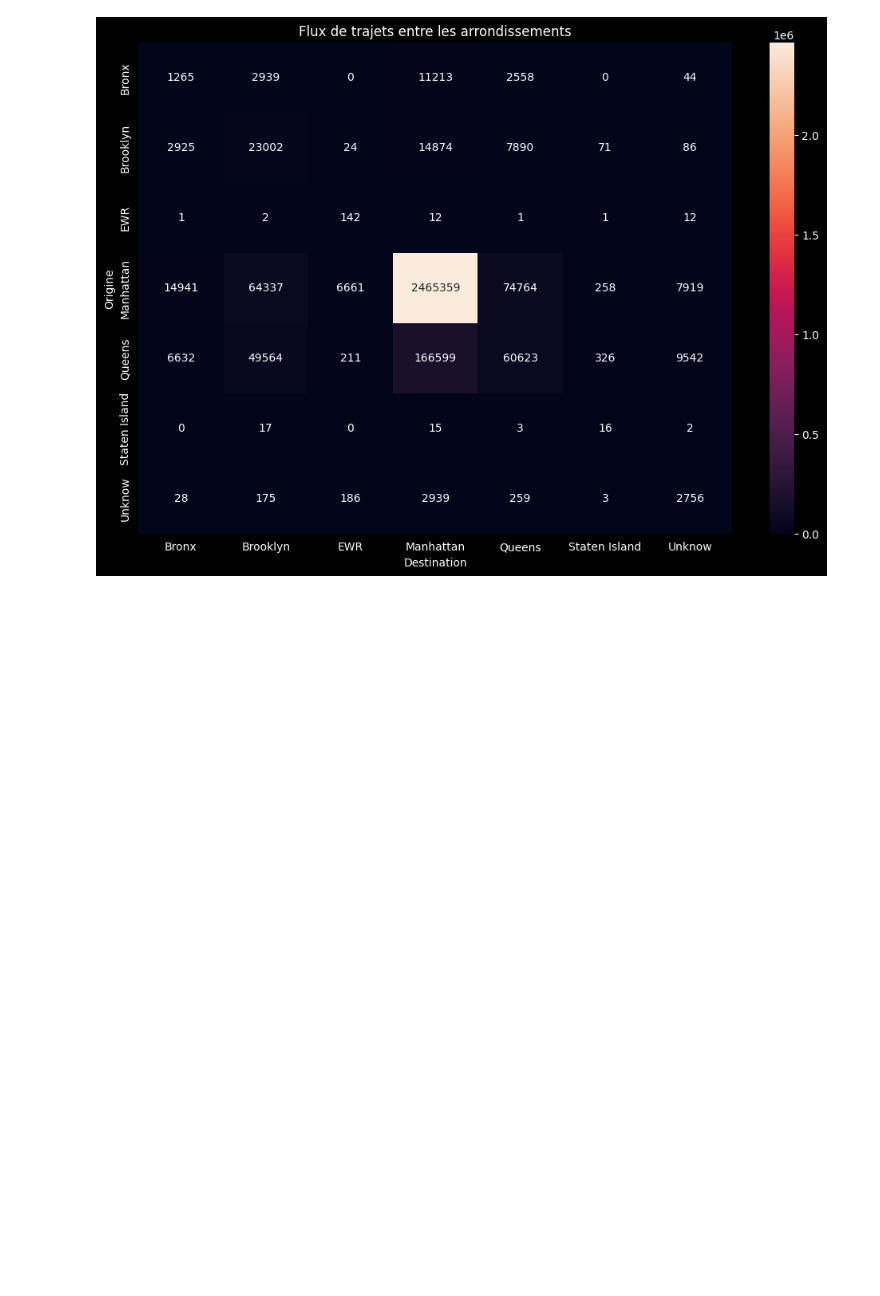
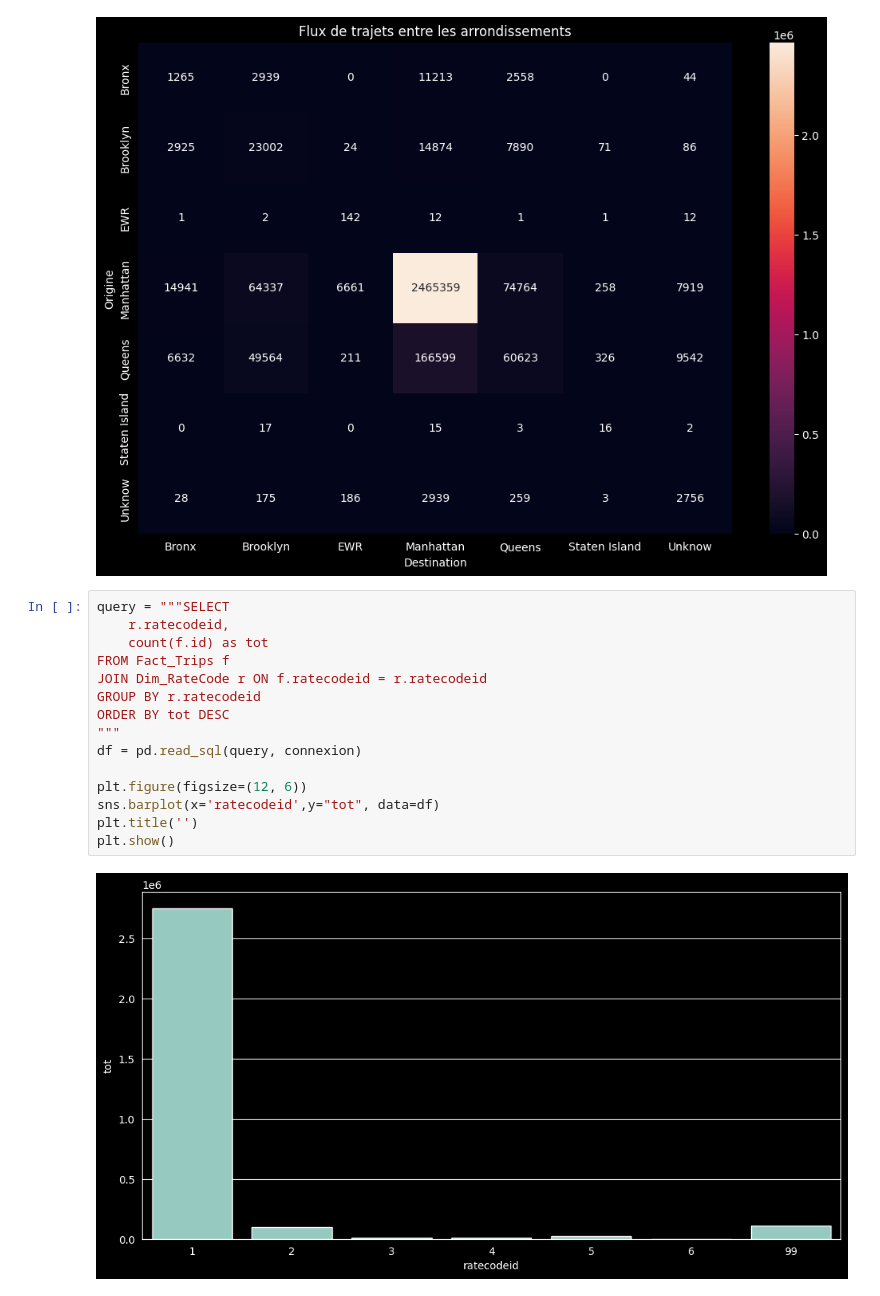
Before and after one commit to Dnewe/projet_big_data_cytech_25, a Jupyter notebook: ex04_dashboard/visualisation.ipynb, the cells around one changed output. Cells and saved outputs as stored; diff of their text form; blank space fills up the shorter version.

```diff
--- a/ex04_dashboard/visualisation.ipynb
+++ b/ex04_dashboard/visualisation.ipynb
@@ -160,3 +160,20 @@ plt.ylabel('Origine')
 plt.show()
 # %% [output]
 [figure]
+# %%
+query = """SELECT
+    r.ratecodeid,
+    count(f.id) as tot
+FROM Fact_Trips f
+JOIN Dim_RateCode r ON f.ratecodeid = r.ratecodeid
+GROUP BY r.ratecodeid
+ORDER BY tot DESC
+"""
+df = pd.read_sql(query, connexion)
+
+plt.figure(figsize=(12, 6))
+sns.barplot(x='ratecodeid',y="tot", data=df)
+plt.title('')
+plt.show()
+# %% [output]
+[figure, added]
```
Also changed, not shown: 9 other files.
